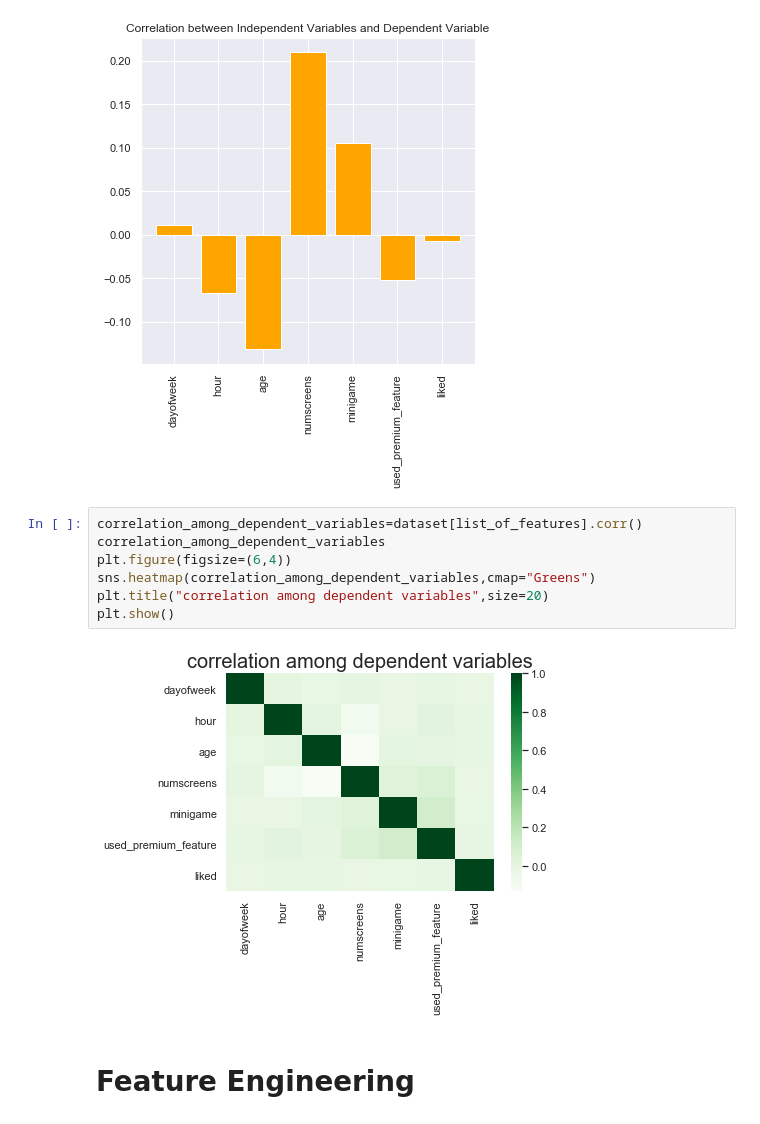
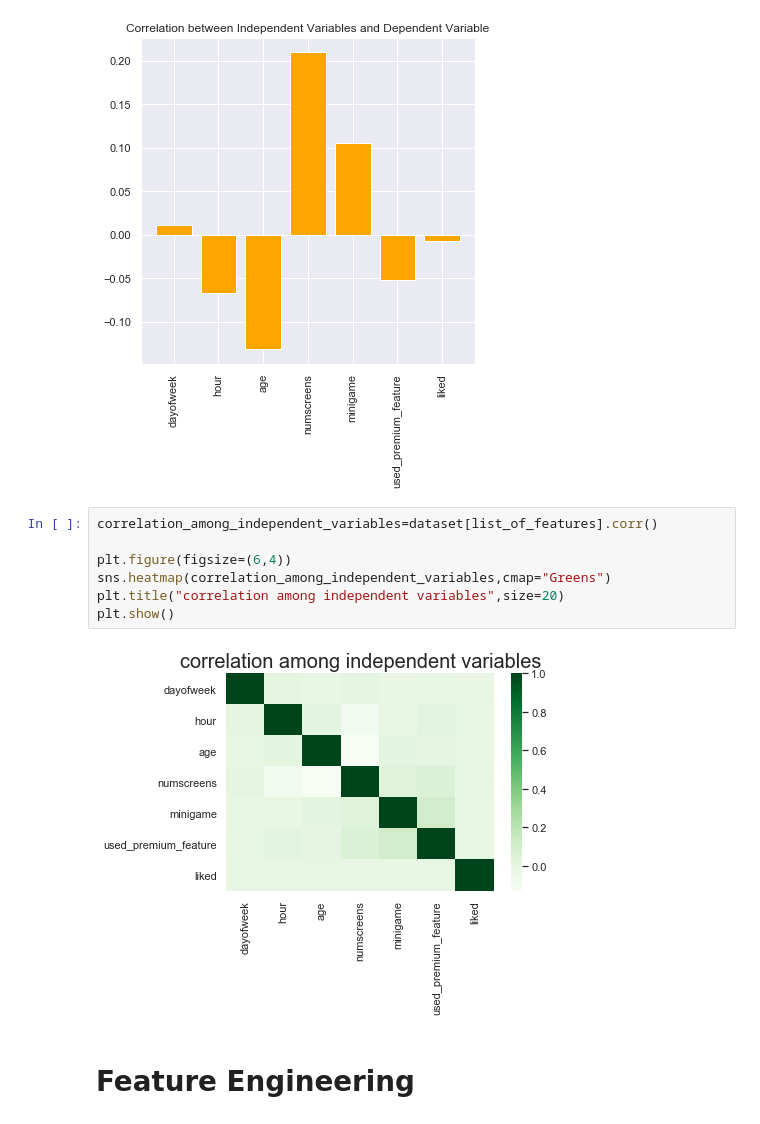
Before and after one commit to A-Shannigrahi/Data-Science-, a Jupyter notebook: Fintech Case Study/App Behavior Analysis.ipynb, the cells around one changed output. Saved outputs shown, nothing was run; the diff lists cells and outputs as text.

```diff
--- a/Fintech Case Study/App Behavior Analysis.ipynb
+++ b/Fintech Case Study/App Behavior Analysis.ipynb
@@ -120,14 +132,14 @@ plt.xticks(rotation=90)      ##to prevent labels from overlapping
 ([0, 1, 2, 3, 4, 5, 6], <a list of 7 Text xticklabel objects>)
 [figure]
 # %%
-correlation_among_dependent_variables=dataset[list_of_features].corr()
-correlation_among_dependent_variables
+correlation_among_independent_variables=dataset[list_of_features].corr()
+
 plt.figure(figsize=(6,4))
-sns.heatmap(correlation_among_dependent_variables,cmap="Greens")
-plt.title("correlation among dependent variables",size=20)
+sns.heatmap(correlation_among_independent_variables,cmap="Greens")
+plt.title("correlation among independent variables",size=20)
 plt.show()
 # %% [output]
-[figure, old version]
+[figure, new version]
 # %% [markdown]
 # Feature Engineering
 # %% [markdown]
```
Also changed, not shown: parts of 9 cells of this notebook.
